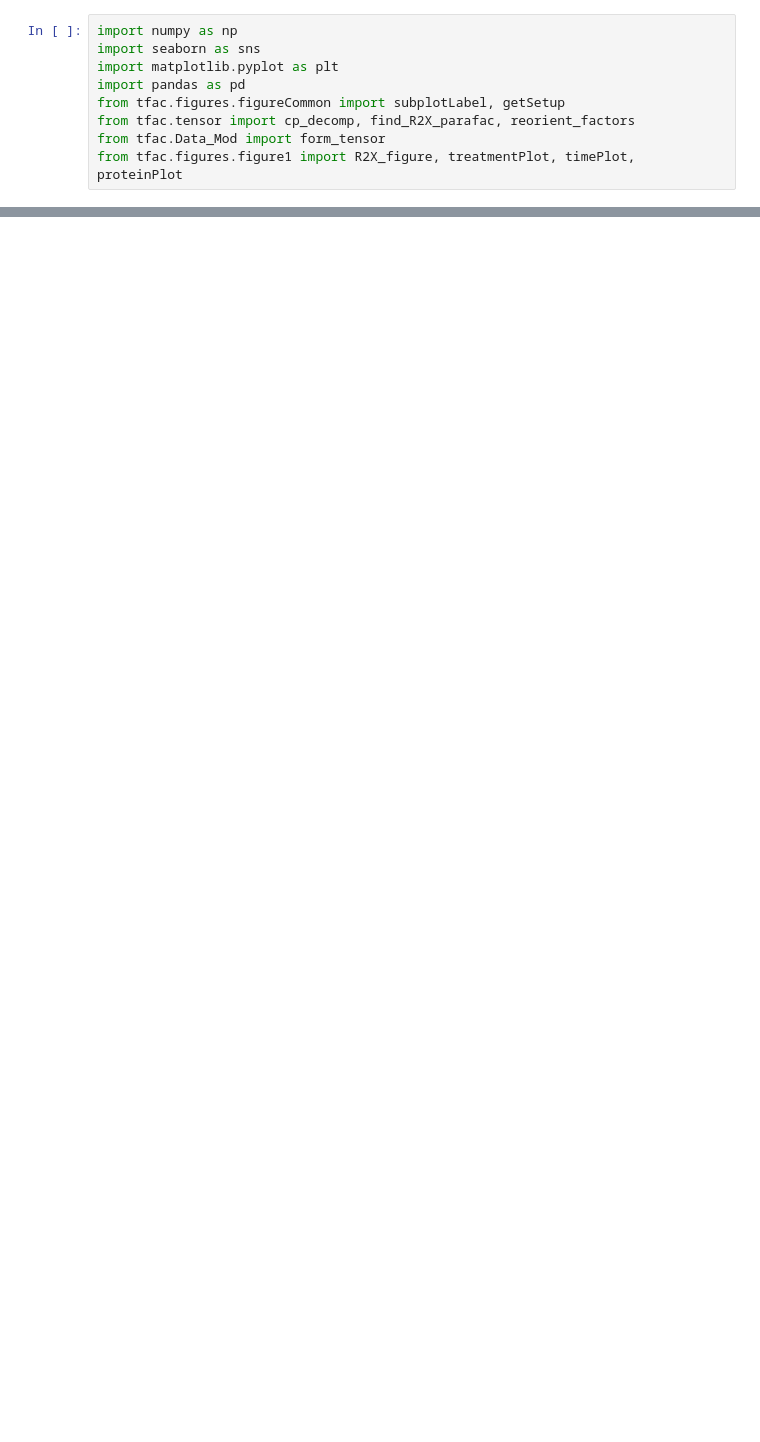
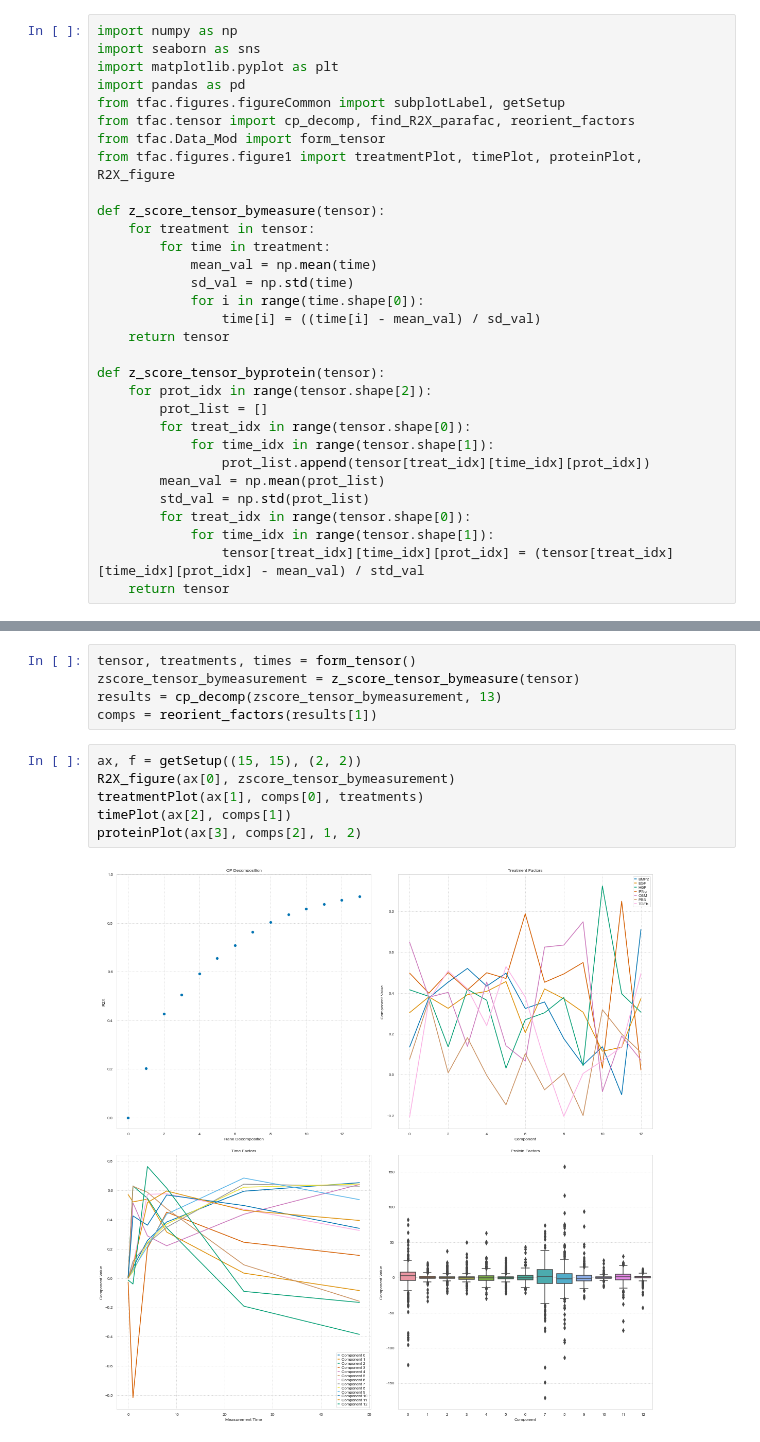
Before and after one commit to meyer-lab/tfac-ccle, a Jupyter notebook: ProteinFactors.ipynb, the cells around one changed output, grey strips where cells are left out. Drawn from its saved outputs; the diff is of its cells as text; blank space fills up the shorter version.

```diff
--- a/ProteinFactors.ipynb
+++ b/ProteinFactors.ipynb
@@ -6,6 +6,28 @@ import pandas as pd
 from tfac.figures.figureCommon import subplotLabel, getSetup
 from tfac.tensor import cp_decomp, find_R2X_parafac, reorient_factors
 from tfac.Data_Mod import form_tensor
-from tfac.figures.figure1 import R2X_figure, treatmentPlot, timePlot, proteinPlot
+from tfac.figures.figure1 import treatmentPlot, timePlot, proteinPlot, R2X_figure
+
+def z_score_tensor_bymeasure(tensor):
+    for treatment in tensor:
+        for time in treatment:
+            mean_val = np.mean(time)
+            sd_val = np.std(time)
+            for i in range(time.shape[0]):
+                time[i] = ((time[i] - mean_val) / sd_val)
+    return tensor
+
+def z_score_tensor_byprotein(tensor):
+    for prot_idx in range(tensor.shape[2]):
+        prot_list = []
+        for treat_idx in range(tensor.shape[0]):
+            for time_idx in range(tensor.shape[1]):
+                prot_list.append(tensor[treat_idx][time_idx][prot_idx])
+        mean_val = np.mean(prot_list)
+        std_val = np.std(prot_list)
+        for treat_idx in range(tensor.shape[0]):
+            for time_idx in range(tensor.shape[1]):
+                tensor[treat_idx][time_idx][prot_idx] = (tensor[treat_idx][time_idx][prot_idx] - mean_val) / std_val
+    return tensor
 # %%
 tensor, treatments, times = form_tensor()
@@ -21,0 +44,13 @@ proteinPlot(ax[3], comps[2], 1, 2)
+# %%
+tensor, treatments, times = form_tensor()
+zscore_tensor_bymeasurement = z_score_tensor_bymeasure(tensor)
+results = cp_decomp(zscore_tensor_bymeasurement, 13)
+comps = reorient_factors(results[1])
+# %%
+ax, f = getSetup((15, 15), (2, 2))
+R2X_figure(ax[0], zscore_tensor_bymeasurement)
+treatmentPlot(ax[1], comps[0], treatments)
+timePlot(ax[2], comps[1])
+proteinPlot(ax[3], comps[2], 1, 2)
+# %% [output]
+[figure, added]
```
Also changed, not shown: parts of 6 cells of this notebook, 1 other file.
